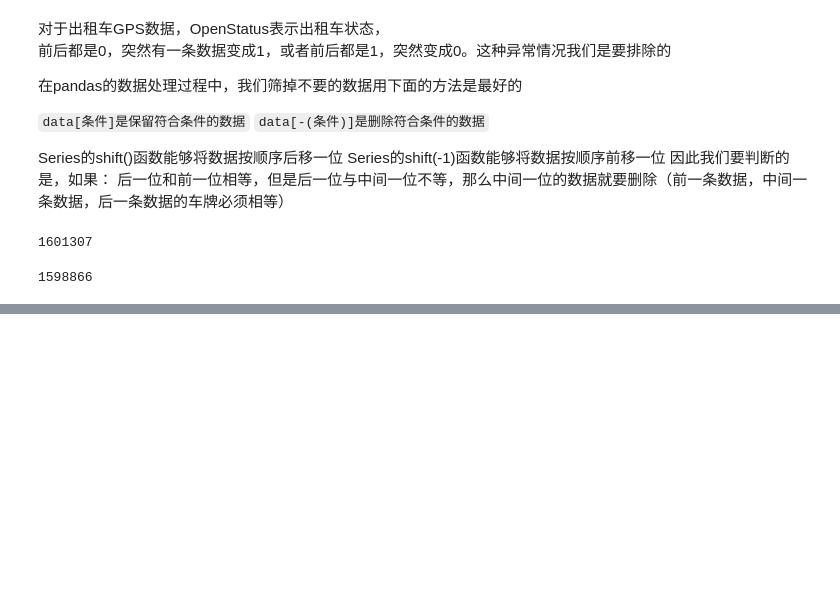
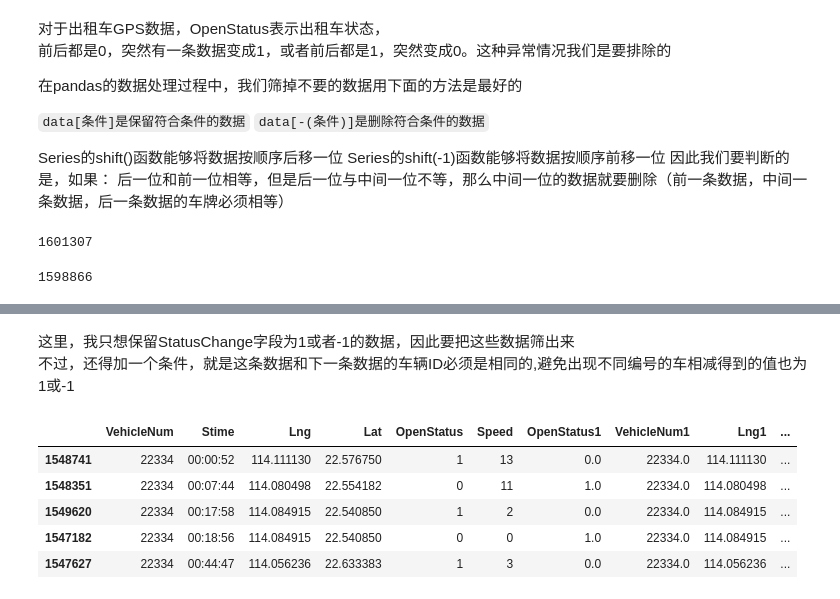
Before and after one commit to yan-yuchen/trans-data-learn, a Jupyter notebook: 1-taxigps_to_od.ipynb, the cells around one changed output, grey strips where cells are left out. Drawn from its saved outputs; the diff is of its cells as text; code cells hidden in the pictures; blank space fills up the shorter version.

```diff
--- a/1-taxigps_to_od.ipynb
+++ b/1-taxigps_to_od.ipynb
@@ -207,0 +242,14 @@ len(data)
+# %% [markdown]
+这里，我只想保留StatusChange字段为1或者-1的数据，因此要把这些数据筛出来
+不过，还得加一个条件，就是这条数据和下一条数据的车辆ID必须是相同的,避免出现不同编号的车相减得到的值也为1或-1
+# %%
+data = data[((data['StatusChange'] == 1)|(data['StatusChange'] == -1))
+&(data['VehicleNum'] == data['VehicleNum1'])]
+data.head(5)
+# %% [output]
+|  | VehicleNum | Stime | Lng | Lat | OpenStatus | Speed | OpenStatus1 | VehicleNum1 | Lng1 | ... |
+| 1548741 | 22334 | 00:00:52 | 114.111130 | 22.576750 | 1 | 13 | 0.0 | 22334.0 | 114.111130 | ... |
+| 1548351 | 22334 | 00:07:44 | 114.080498 | 22.554182 | 0 | 11 | 1.0 | 22334.0 | 114.080498 | ... |
+| 1549620 | 22334 | 00:17:58 | 114.084915 | 22.540850 | 1 | 2 | 0.0 | 22334.0 | 114.084915 | ... |
+| 1547182 | 22334 | 00:18:56 | 114.084915 | 22.540850 | 0 | 0 | 1.0 | 22334.0 | 114.084915 | ... |
+| 1547627 | 22334 | 00:44:47 | 114.056236 | 22.633383 | 1 | 3 | 0.0 | 22334.0 | 114.056236 | ... |
```
Also changed, not shown: parts of 7 cells of this notebook, 2 other files.
